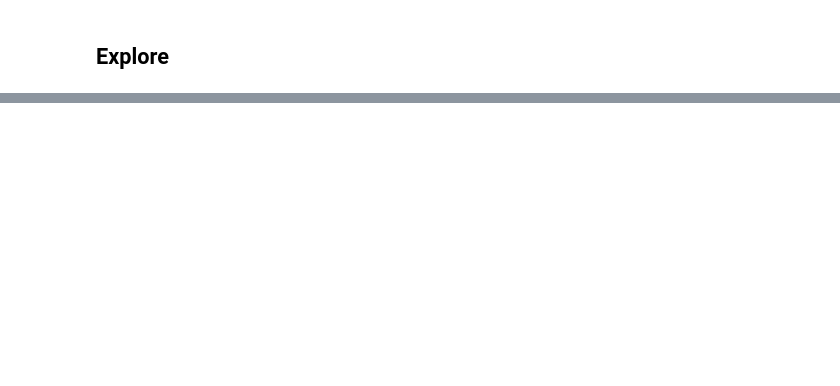
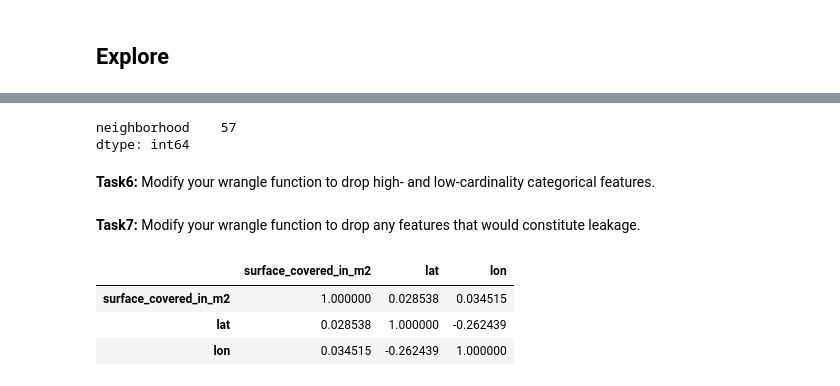
Before and after one commit to Koinange-DataScience/WQU_Projects, a Jupyter notebook: HousingInBuenos/024-price-and-everything.ipynb, the cells around one changed output, grey strips where cells are left out. Drawn from its saved outputs; the diff is of its cells as text; code cells hidden in the pictures; blank space fills up the shorter version.

```diff
--- a/HousingInBuenos/024-price-and-everything.ipynb
+++ b/HousingInBuenos/024-price-and-everything.ipynb
@@ -141,0 +174,7 @@ assert df.shape[1] <= 17, f"`df` has too many columns: {df.shape[1]}"
+# %%
+df.select_dtypes("string").nunique()
+# %% [output]
+neighborhood    57
+dtype: int64
+# %% [markdown]
+**Task6:** Modify your wrangle function to drop high- and low-cardinality categorical features.
@@ -141,0 +185,9 @@ assert df.shape[1] <= 17, f"`df` has too many columns: {df.shape[1]}"
+# %% [markdown]
+**Task7:** Modify your wrangle function to drop any features that would constitute leakage.
+# %%
+df.select_dtypes("number").drop(columns="price_aprox_usd").corr()
+# %% [output]
+|  | surface_covered_in_m2 | lat | lon |
+| surface_covered_in_m2 | 1.000000 | 0.028538 | 0.034515 |
+| lat | 0.028538 | 1.000000 | -0.262439 |
+| lon | 0.034515 | -0.262439 | 1.000000 |
```
Also changed, not shown: parts of 38 cells of this notebook, 3 other files.
